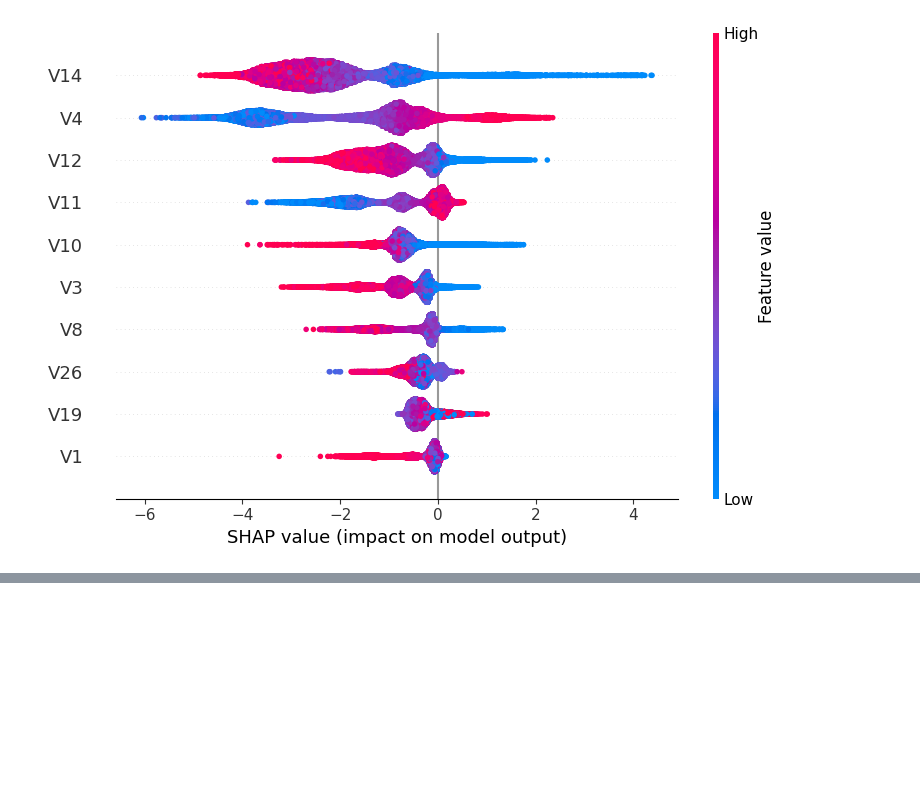
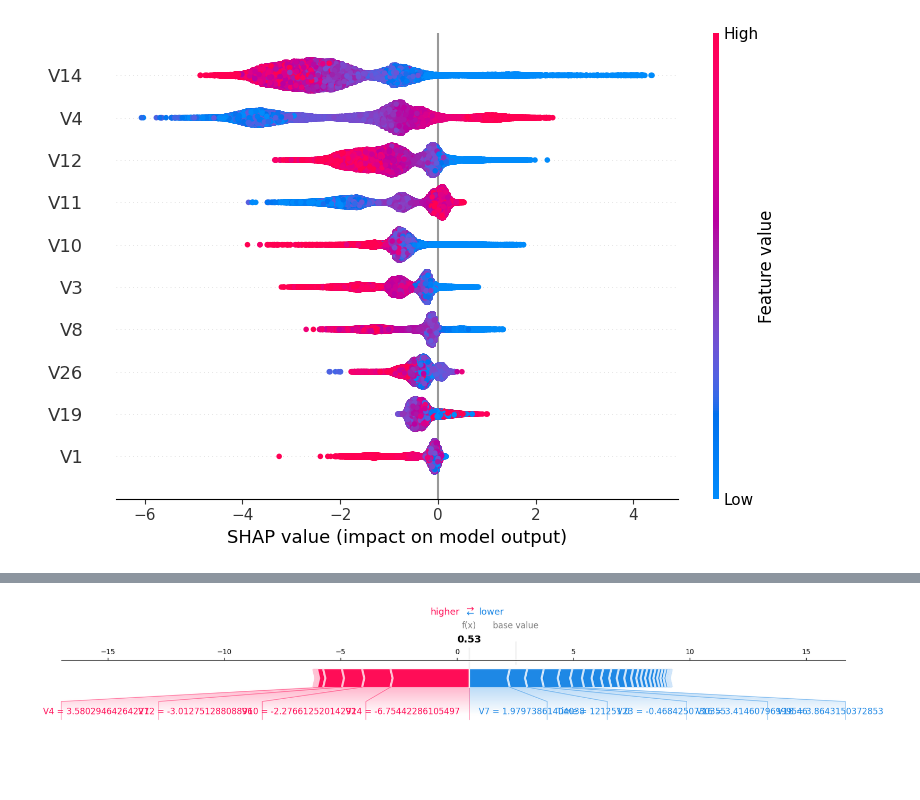
Before and after one commit to Feven777/detection-of-fraud-cases-for-e-commerce-and-bank-transactions, a Jupyter notebook: notebooks/model-explainability.ipynb, the cells around one changed output, grey strips where cells are left out. Saved outputs shown, nothing was run; the diff lists cells and outputs as text; code cells hidden in the pictures; blank space fills up the shorter version.

```diff
--- a/notebooks/model-explainability.ipynb
+++ b/notebooks/model-explainability.ipynb
@@ -96,0 +115,9 @@ fn_idx = results[(results.y_true == 1) & (results.y_pred == 0)].index[0]
+# %%
+shap.force_plot(
+    explainer.expected_value,
+    shap_values[X_test.index.get_loc(fp_idx)],
+    X_test.loc[fp_idx],
+    matplotlib=True
+)
+# %% [output]
+[figure, added]
```
Also changed, not shown: parts of 3 cells of this notebook.
